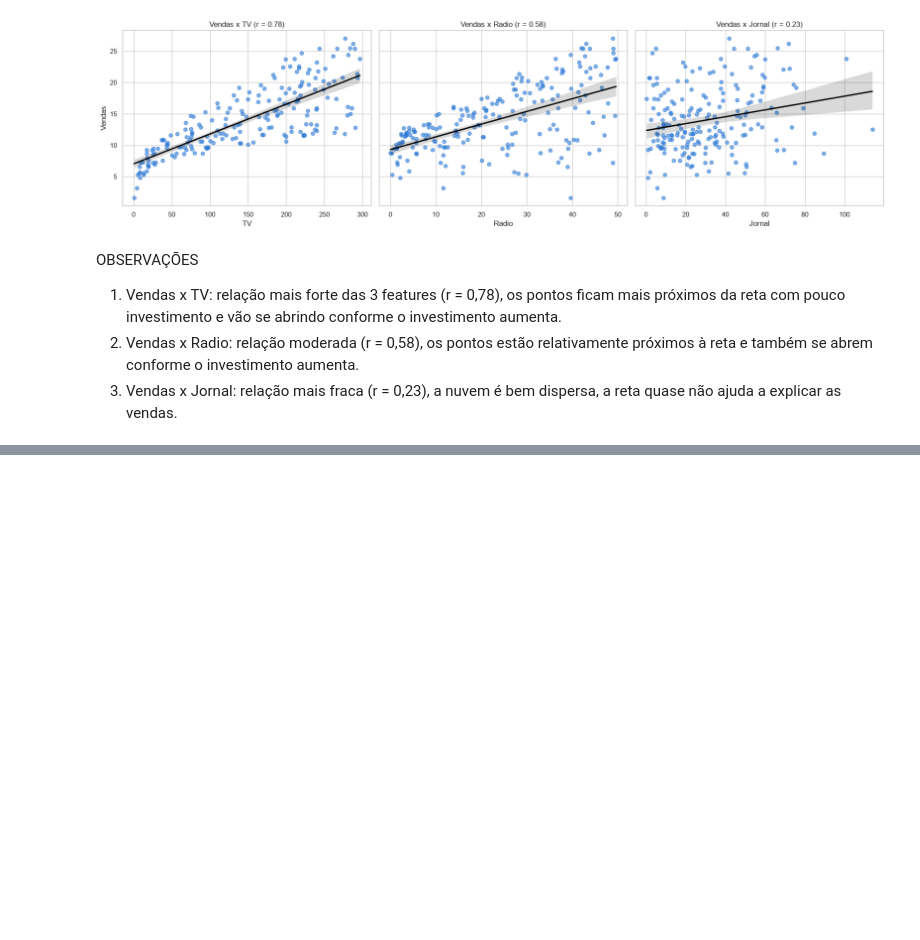
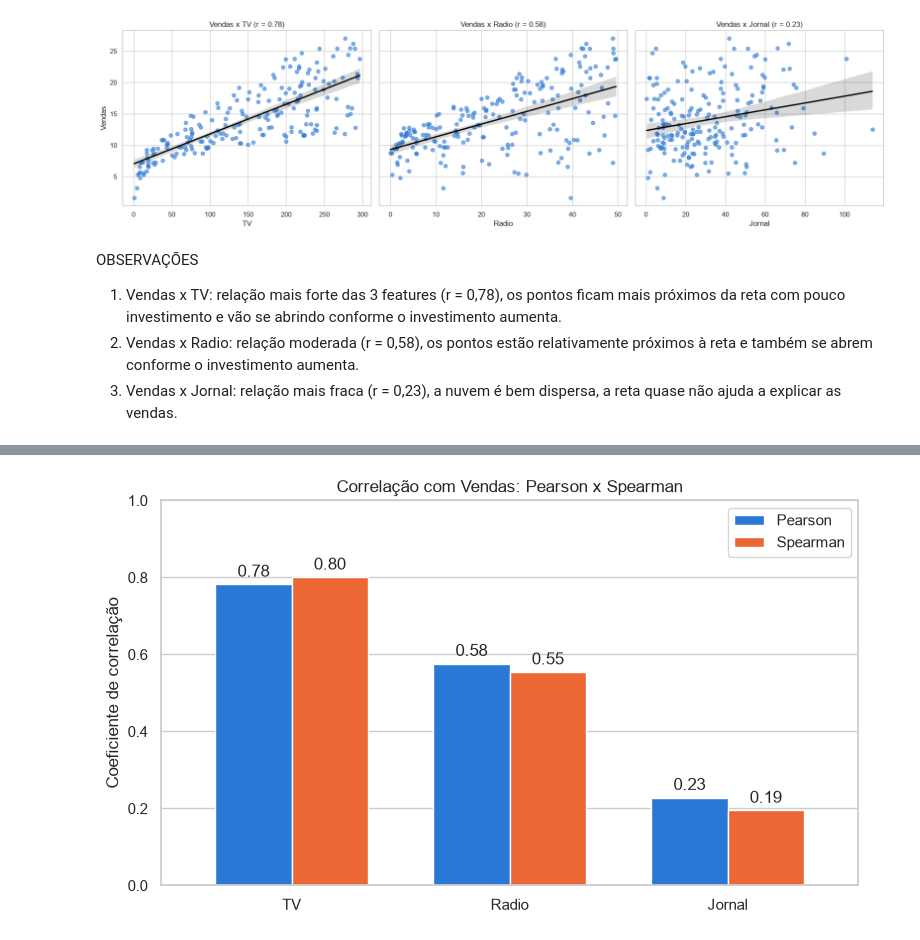
Before and after one commit to joaopdroslv/modelos-de-regressao-pucminas, a Jupyter notebook: Atividades/Lista_1/notebooks/Lista_1 - Análises.ipynb, the cells around one changed output, grey strips where cells are left out. Saved outputs shown, nothing was run; the diff lists cells and outputs as text; code cells hidden in the pictures; blank space fills up the shorter version.

```diff
--- a/Atividades/Lista_1/notebooks/Lista_1 - Análises.ipynb
+++ b/Atividades/Lista_1/notebooks/Lista_1 - Análises.ipynb
@@ -296,0 +355,17 @@ OBSERVAÇÕES
+# %%
+# Correlação de cada preditora com Vendas: Pearson x Spearman
+comparacao = pd.DataFrame({
+    'Pearson': corr_pearson['Vendas'],
+    'Spearman': corr_spearman['Vendas']
+}).drop('Vendas')
+
+ax = comparacao.plot.bar(figsize=(9, 5), rot=0, width=0.7, color=['#2a78d6', '#eb6834'])
+for barras in ax.containers:
+    ax.bar_label(barras, fmt='%.2f', padding=3)
+ax.set_title('Correlação com Vendas: Pearson x Spearman')
+ax.set_ylabel('Coeficiente de correlação')
+ax.set_ylim(0, 1)
+ax.grid(axis='x', visible=False)
+plt.show()
+# %% [output]
+[figure, added]
```
Also changed, not shown: parts of 12 cells of this notebook.
